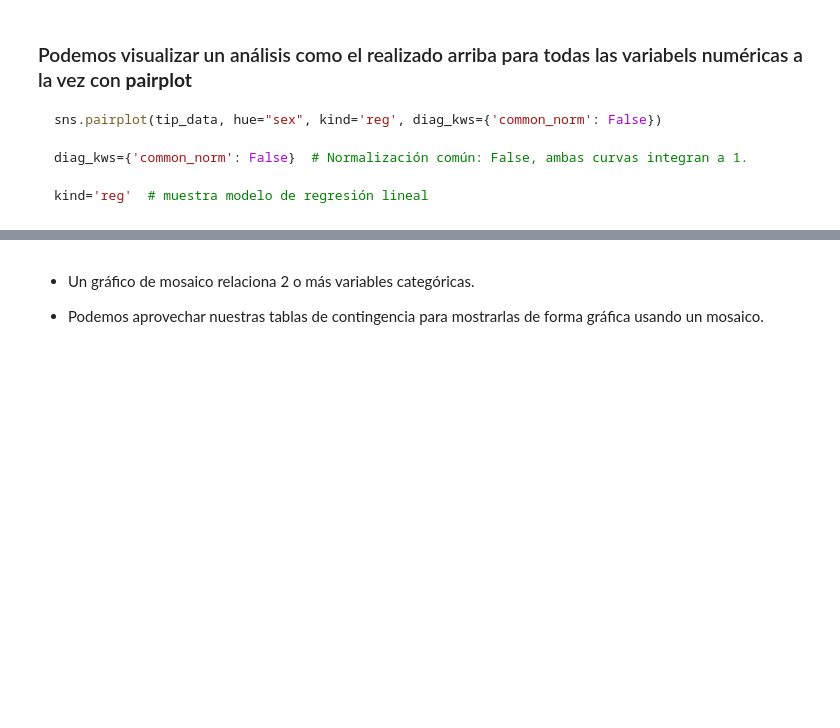
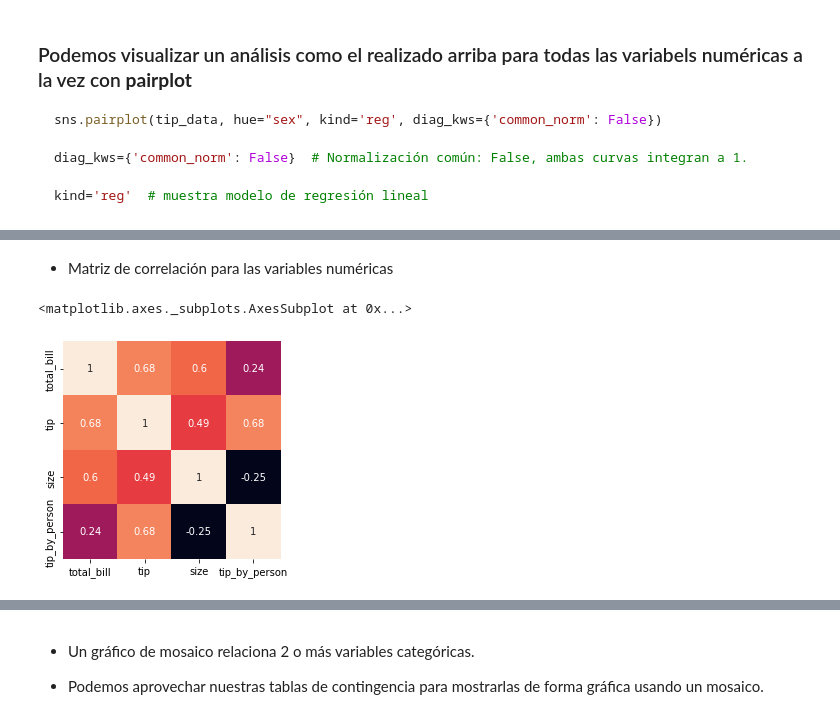
Before and after one commit to marsgr6/EN-online, a Jupyter notebook: exploratory_data_analysis.ipynb, the cells around one changed output, grey strips where cells are left out. Cells and saved outputs as stored; diff of their text form; code cells hidden in the pictures; blank space fills up the shorter version.

```diff
--- a/exploratory_data_analysis.ipynb
+++ b/exploratory_data_analysis.ipynb
@@ -746,3 +751,10 @@ sns.pairplot(tip_data, hue="sex", kind='reg', diag_kws={'common_norm': False})
+# %% [markdown]
+- Matriz de correlación para las variables numéricas
+# %%
+sns.heatmap(tip_data.corr(), annot=True, cbar=False, square=True)
+# %% [output]
+<matplotlib.axes._subplots.AxesSubplot at 0x...>
+[figure, added]
 # %% [markdown]
 ### Gráficos de mosaico
 
```
Also changed, not shown: parts of 9 cells of this notebook, 2 other files.
